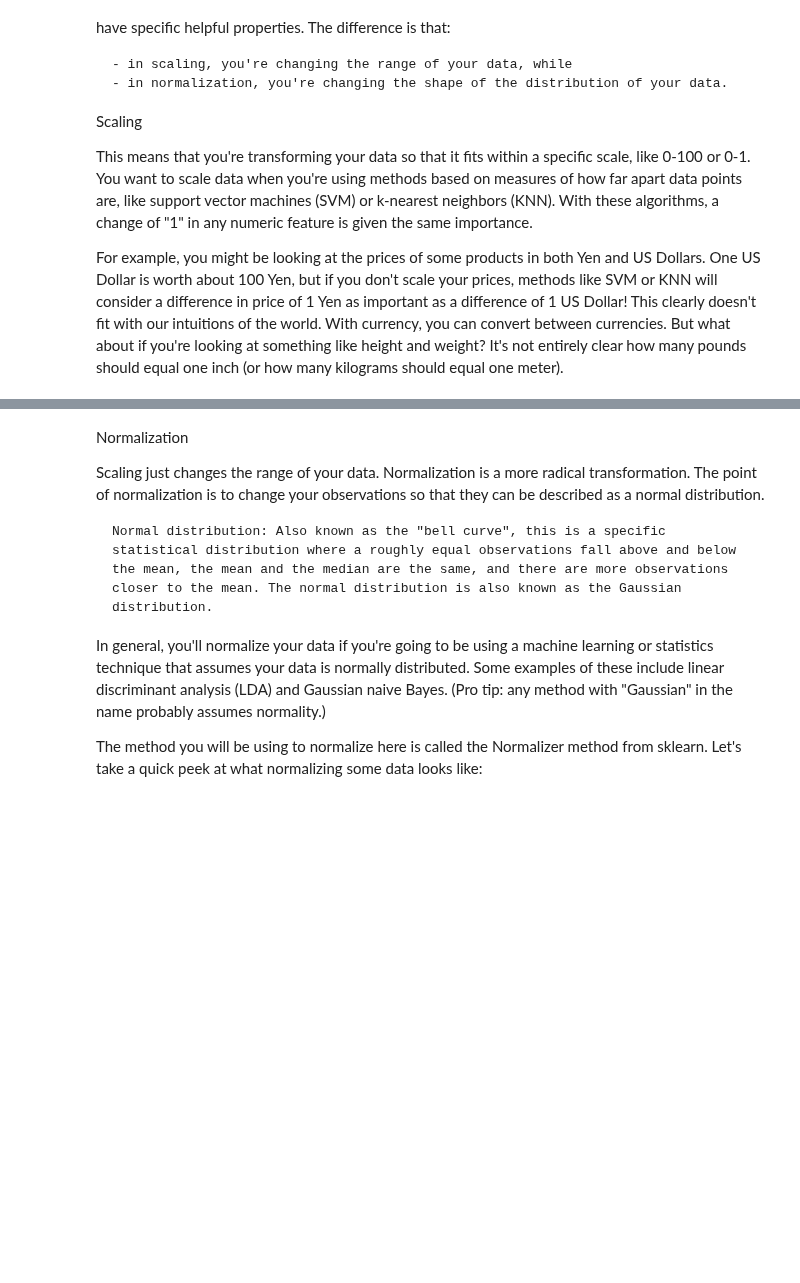
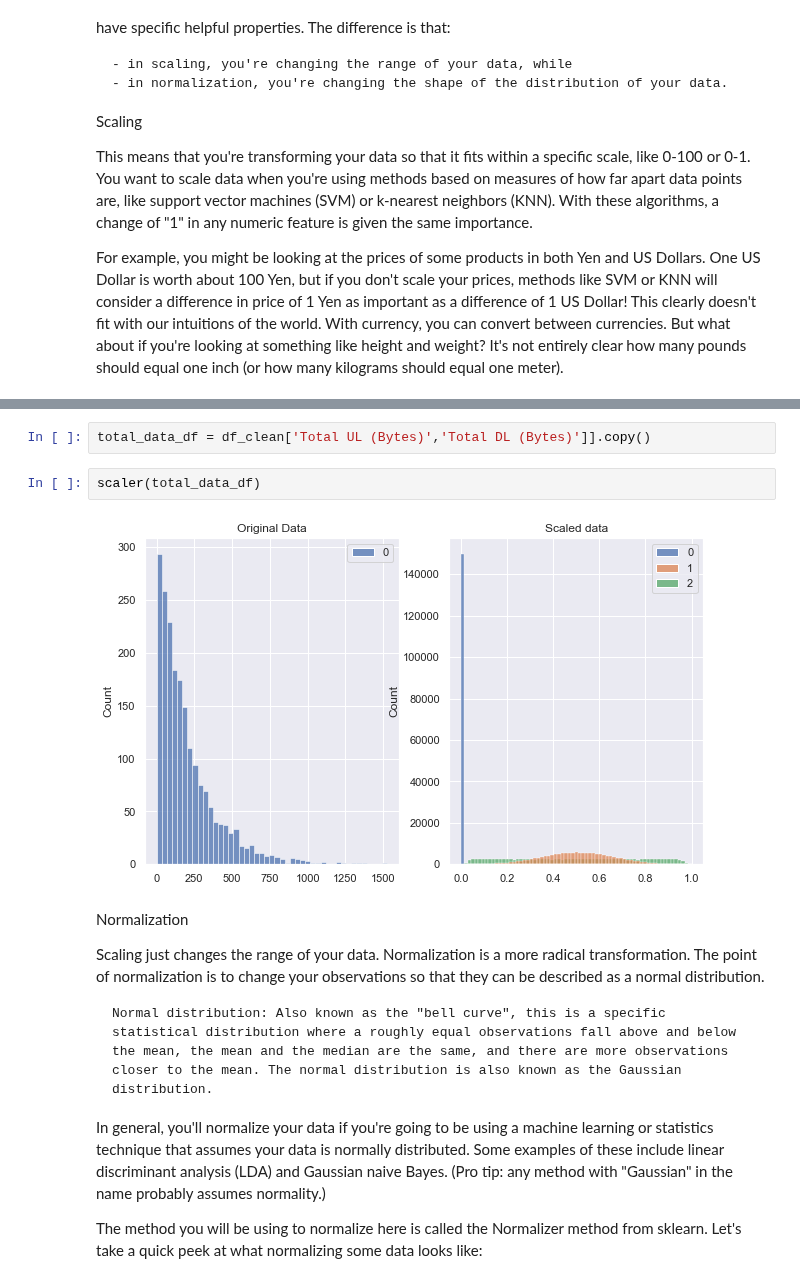
Before and after one commit to heavye/Telecom_User_Analytics, a Jupyter notebook: notebooks/Data Cleaning, Transforming and Extraction.ipynb, the cells around one changed output, grey strips where cells are left out. Drawn from its saved outputs; the diff is of its cells as text; blank space fills up the shorter version.

```diff
--- a/notebooks/Data Cleaning, Transforming and Extraction.ipynb
+++ b/notebooks/Data Cleaning, Transforming and Extraction.ipynb
@@ -437,3 +457,9 @@ scaler(original_data)
+# %%
+total_data_df = df_clean['Total UL (Bytes)','Total DL (Bytes)']].copy()
+# %%
+scaler(total_data_df)
+# %% [output]
+[figure, added]
 # %% [markdown]
 Normalization
 
```
Also changed, not shown: parts of 25 cells of this notebook, 1 other file.
